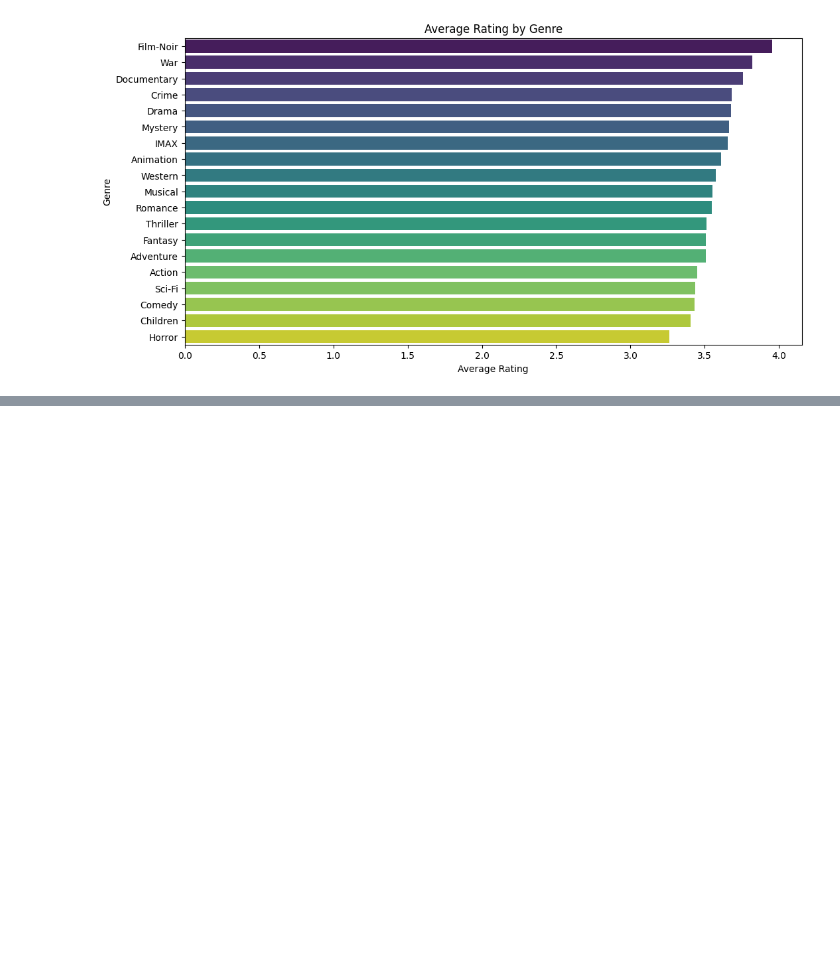
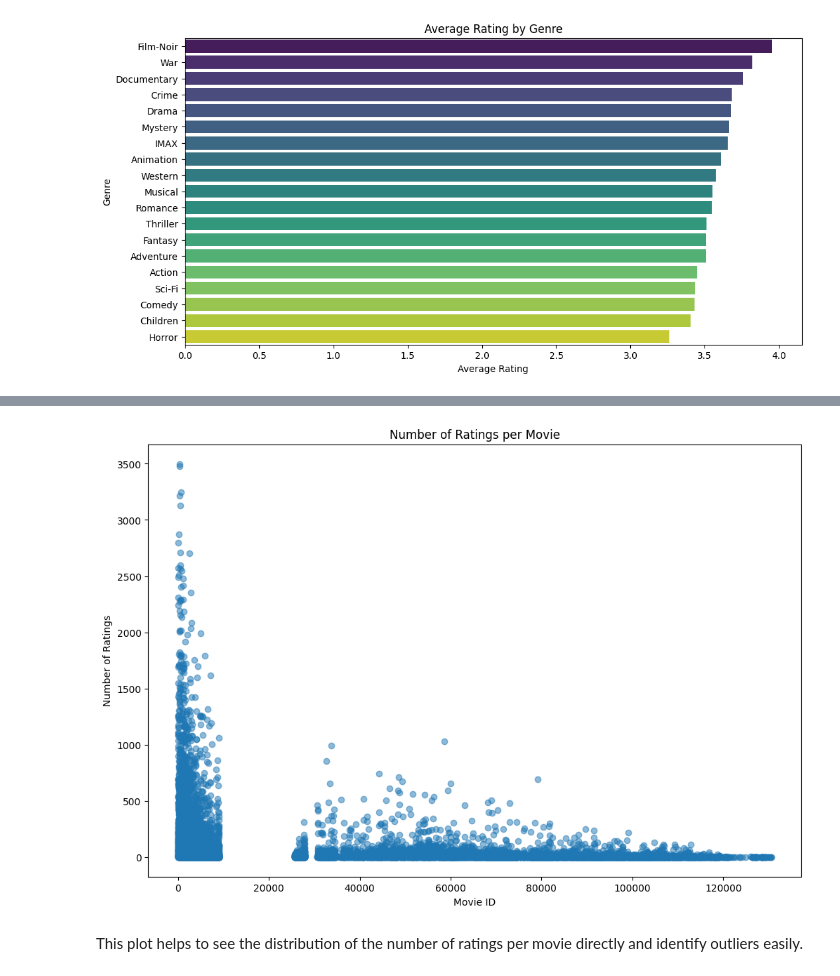
Before and after one commit to Varsha-1403/MovieLens-recommender, a Jupyter notebook: notebook/First.ipynb, the cells around one changed output, grey strips where cells are left out. Cells and saved outputs as stored; diff of their text form; code cells hidden in the pictures; blank space fills up the shorter version.

```diff
--- a/notebook/First.ipynb
+++ b/notebook/First.ipynb
@@ -306,0 +403,11 @@ Passing `palette` without assigning `hue` is deprecated and will be removed in v
+# %%
+plt.figure(figsize=(12, 8))
+plt.scatter(ratings_count.index, ratings_count, alpha=0.5)
+plt.xlabel('Movie ID')
+plt.ylabel('Number of Ratings')
+plt.title('Number of Ratings per Movie')
+plt.show()
+# %% [output]
+[figure, added]
+# %% [markdown]
+This plot helps to see the distribution of the number of ratings per movie directly and identify outliers easily.
```
Also changed, not shown: parts of 62 cells of this notebook, 1 other file.
